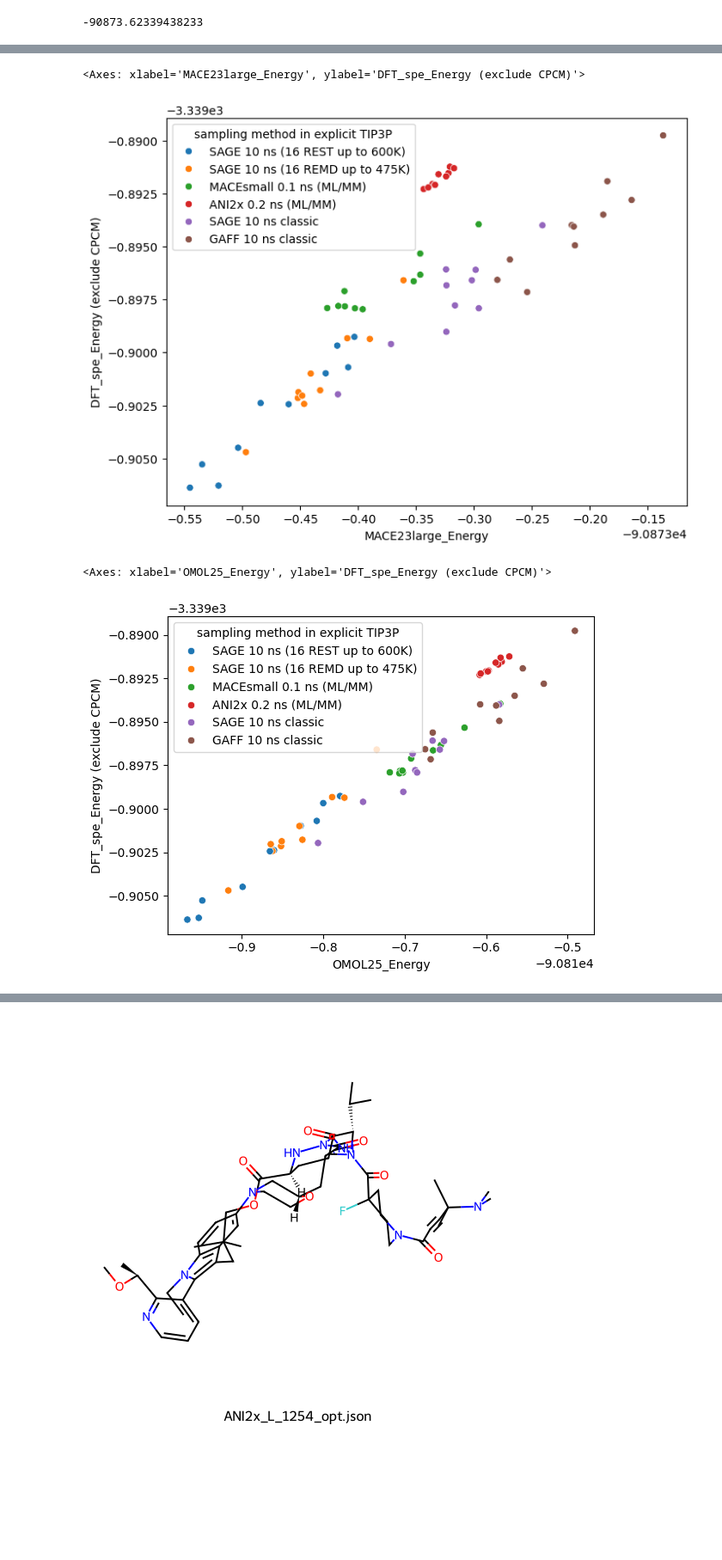
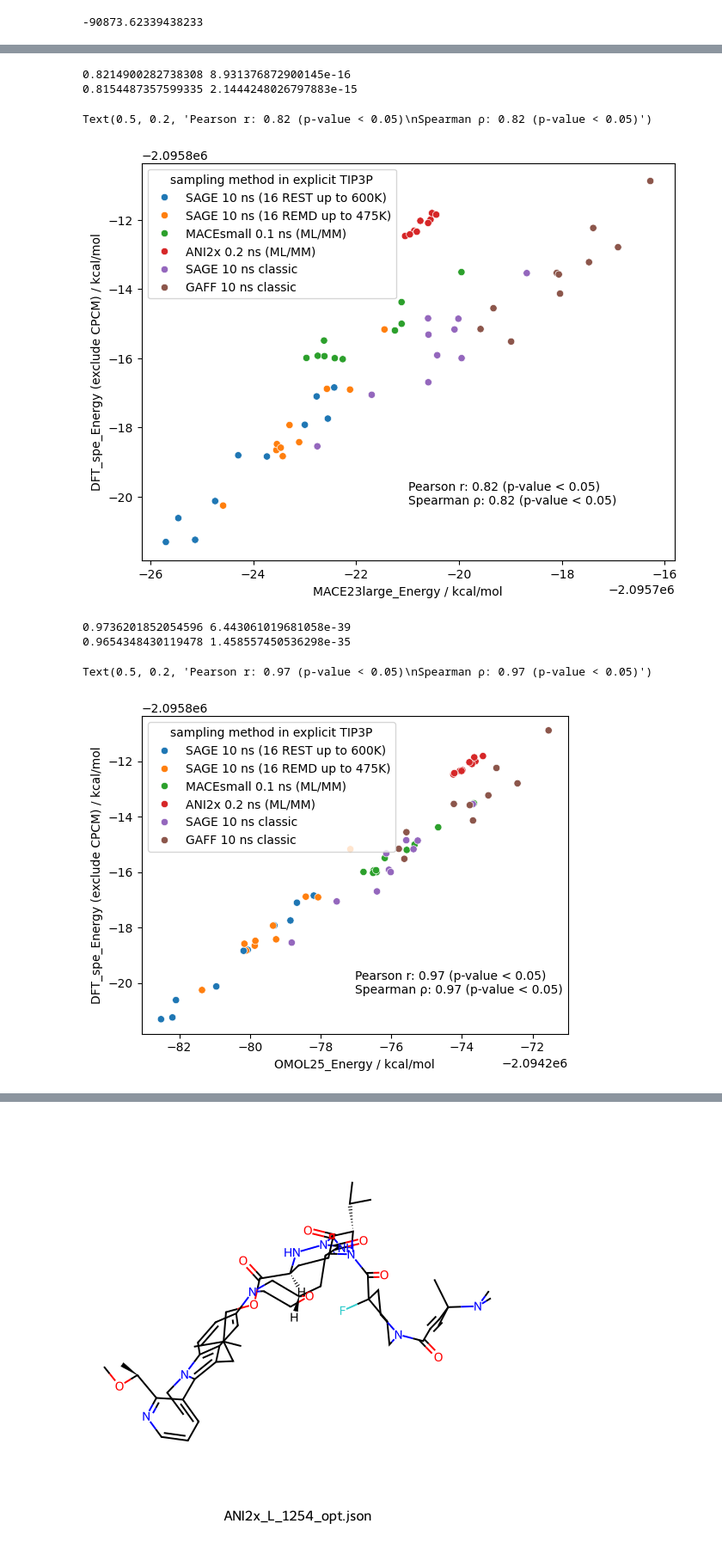
Before and after one commit to HaoLan-compchem/blog_03_12_2025, a Jupyter notebook: ligand_only/analysis.ipynb, the cells around one changed output, grey strips where cells are left out. Shown at 86% size. Cells and saved outputs as stored; diff of their text form; code cells hidden in the pictures; blank space fills up the shorter version.

```diff
--- a/ligand_only/analysis.ipynb
+++ b/ligand_only/analysis.ipynb
@@ -625,8 +655,18 @@ sns.scatterplot(data=df_merged, x='MACE24medium_Energy', y='DFT_spe_Energy (excl
 # %%
-sns.scatterplot(data=df_merged, x='MACE23large_Energy', y='DFT_spe_Energy (exclude CPCM)', hue='sampling method in explicit TIP3P')
+sns.scatterplot(data=df_merged, x='MACE23large_Energy / kcal/mol', y='DFT_spe_Energy (exclude CPCM) / kcal/mol', hue='sampling method in explicit TIP3P')
+#calculate pearson and spearman correlation coefficients with p-values
+from scipy.stats import pearsonr, spearmanr
+pearson_corr, pearson_pval = pearsonr(df_merged['MACE23large_Energy / kcal/mol'], df_merged['DFT_spe_Energy (exclude CPCM) / kcal/mol'])
+spearman_corr, spearman_pval = spearmanr(df_merged['MACE23large_Energy / kcal/mol'], df_merged['DFT_spe_Energy (exclude CPCM) / kcal/mol'])
+print(pearson_corr, pearson_pval)
+print(spearman_corr, spearman_pval)
+#show these values on the plot
+plt.text(0.5, 0.2, f'Pearson r: {pearson_corr:.2f} (p-value < 0.05)\nSpearman ρ: {spearman_corr:.2f} (p-value < 0.05)', transform=plt.gca().transAxes, verticalalignment='top')
 # %% [output]
-<Axes: xlabel='MACE23large_Energy', ylabel='DFT_spe_Energy (exclude CPCM)'>
+0.8214900282738308 8.931376872900145e-16
+0.8154487357599335 2.1444248026797883e-15
+Text(0.5, 0.2, 'Pearson r: 0.82 (p-value < 0.05)\nSpearman ρ: 0.82 (p-value < 0.05)')
-[figure, old version]
+[figure, new version]
 # %%
 df_merged.to_csv('xtb_dft_mace_energy_comparison.csv', index=False)
 # %%
@@ -665,15 +706,27 @@ with open('omol25_energy_dict.pkl', 'rb') as f:
     omol25_energy_dict = pickle.load(f)
 omol25_energy_dict = dict(sorted(omol25_energy_dict.items(), key=lambda x: x[1]))
 # %%
-df_omol25 = pd.DataFrame.from_dict(omol25_energy_dict, orient='index', columns=['OMOL25_Energy'])
+df_omol25 = pd.DataFrame.from_dict(omol25_energy_dict, orient='index', columns=['OMOL25_Energy / eV'])
 df_omol25.reset_index(inplace=True)
 df_omol25.rename(columns={'index': 'filename'}, inplace=True)
+df_omol25['OMOL25_Energy / kcal/mol'] = df_omol25['OMOL25_Energy / eV'] * 23.062 # eV to kcal/mol
+df_omol25.drop(columns=['OMOL25_Energy / eV'], inplace=True)
 df_final = pd.merge(df, df_omol25, on='filename', how='inner')
 # %%
-sns.scatterplot(data=df_final, x='OMOL25_Energy', y='DFT_spe_Energy (exclude CPCM)', hue='sampling method in explicit TIP3P')
+sns.scatterplot(data=df_final, x='OMOL25_Energy / kcal/mol', y='DFT_spe_Energy (exclude CPCM) / kcal/mol', hue='sampling method in explicit TIP3P')
+#calculate pearson and spearman correlation coefficients with p-values
+from scipy.stats import pearsonr, spearmanr
+pearson_corr, pearson_pval = pearsonr(df_final['OMOL25_Energy / kcal/mol'], df_final['DFT_spe_Energy (exclude CPCM) / kcal/mol'])
+spearman_corr, spearman_pval = spearmanr(df_final['OMOL25_Energy / kcal/mol'], df_final['DFT_spe_Energy (exclude CPCM) / kcal/mol'])
+print(pearson_corr, pearson_pval)
+print(spearman_corr, spearman_pval)
+#show these values on the plot
+plt.text(0.5, 0.2, f'Pearson r: {pearson_corr:.2f} (p-value < 0.05)\nSpearman ρ: {spearman_corr:.2f} (p-value < 0.05)', transform=plt.gca().transAxes, verticalalignment='top')
 # %% [output]
-<Axes: xlabel='OMOL25_Energy', ylabel='DFT_spe_Energy (exclude CPCM)'>
+0.9736201852054596 6.443061019681058e-39
+0.9654348430119478 1.458557450536298e-35
+Text(0.5, 0.2, 'Pearson r: 0.97 (p-value < 0.05)\nSpearman ρ: 0.97 (p-value < 0.05)')
-[figure, old version]
+[figure, new version]
 # %%
 uma_predictor = load_predict_unit(
     path="MMFF_models/uma-s-1p1.pt",
```
Also changed, not shown: parts of 13 cells of this notebook, 17 other files.
